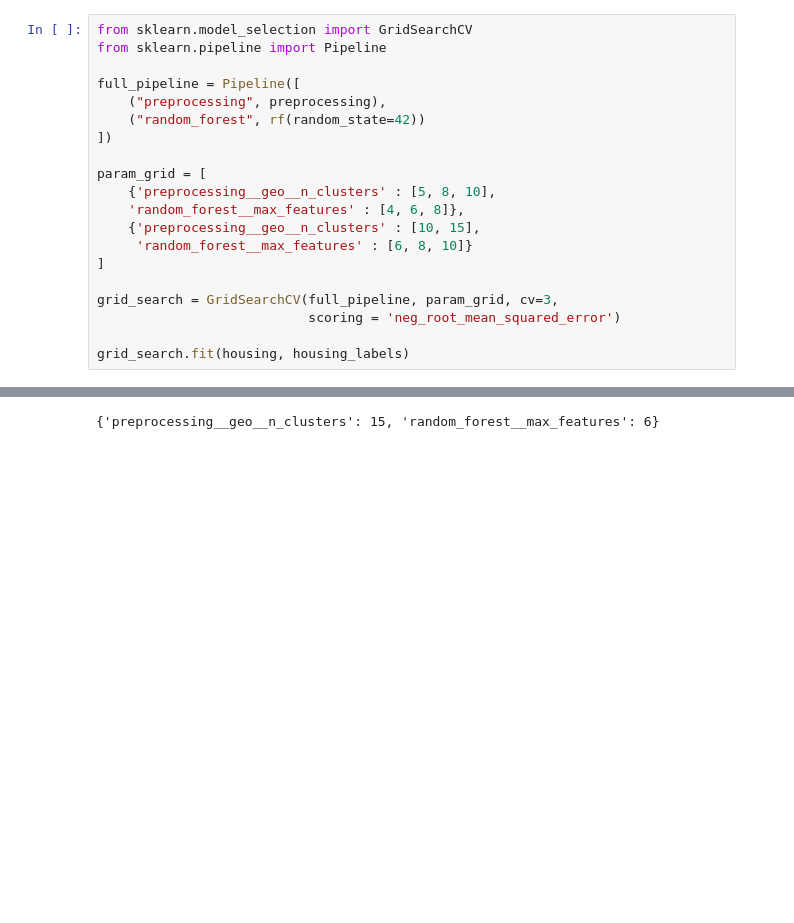
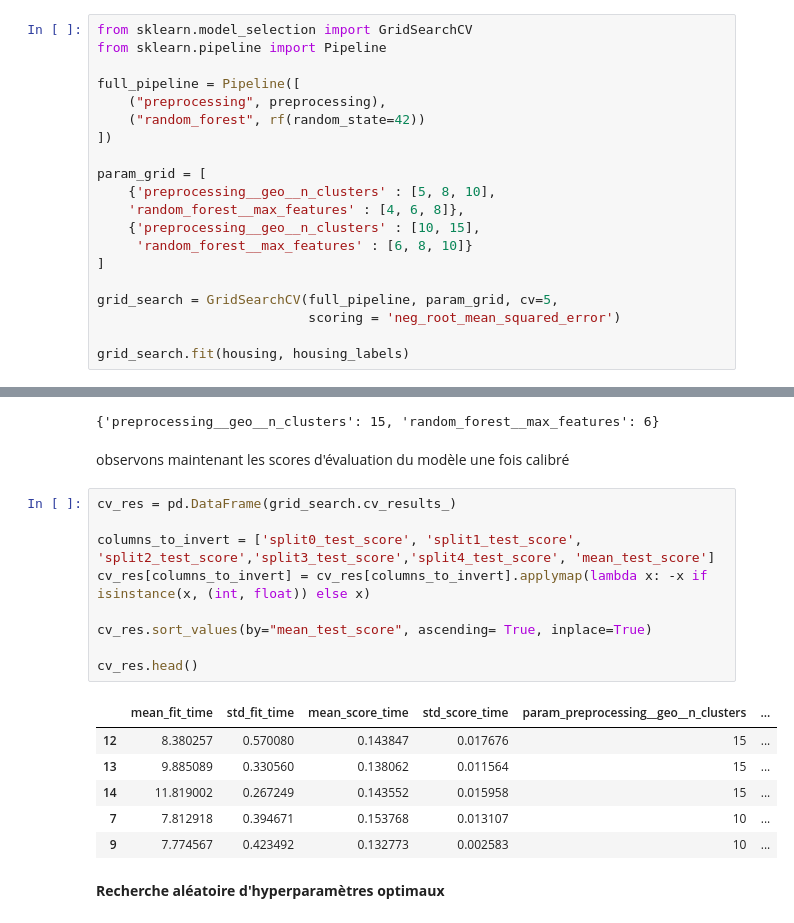
Before and after one commit to el-masry-abdelrhman/House-price-prediction-model, a Jupyter notebook: House_pricing_prediction_model.ipynb, the cells around one changed output, grey strips where cells are left out. Saved outputs shown, nothing was run; the diff lists cells and outputs as text; blank space fills up the shorter version.

```diff
--- a/House_pricing_prediction_model.ipynb
+++ b/House_pricing_prediction_model.ipynb
@@ -806,7 +806,7 @@ param_grid = [
      'random_forest__max_features' : [6, 8, 10]}
 ]
 
-grid_search = GridSearchCV(full_pipeline, param_grid, cv=3,
+grid_search = GridSearchCV(full_pipeline, param_grid, cv=5,
                            scoring = 'neg_root_mean_squared_error')
 
 grid_search.fit(housing, housing_labels)
@@ -834,3 +834,23 @@ GridSearchCV(cv=3,
 grid_search.best_params_
 # %% [output]
 {'preprocessing__geo__n_clusters': 15, 'random_forest__max_features': 6}
+# %% [markdown]
+observons maintenant les scores d'évaluation du modèle une fois calibré
+# %%
+cv_res = pd.DataFrame(grid_search.cv_results_)
+
+columns_to_invert = ['split0_test_score', 'split1_test_score', 'split2_test_score','split3_test_score','split4_test_score', 'mean_test_score']
+cv_res[columns_to_invert] = cv_res[columns_to_invert].applymap(lambda x: -x if isinstance(x, (int, float)) else x)
+
+cv_res.sort_values(by="mean_test_score", ascending= True, inplace=True)
+
+cv_res.head()
+# %% [output]
+|  | mean_fit_time | std_fit_time | mean_score_time | std_score_time | param_preprocessing__geo__n_clusters | ... |
+| 12 | 8.380257 | 0.570080 | 0.143847 | 0.017676 | 15 | ... |
+| 13 | 9.885089 | 0.330560 | 0.138062 | 0.011564 | 15 | ... |
+| 14 | 11.819002 | 0.267249 | 0.143552 | 0.015958 | 15 | ... |
+| 7 | 7.812918 | 0.394671 | 0.153768 | 0.013107 | 10 | ... |
+| 9 | 7.774567 | 0.423492 | 0.132773 | 0.002583 | 10 | ... |
+# %% [markdown]
+**Recherche aléatoire d'hyperparamètres optimaux**
```
Also changed, not shown: parts of 11 cells of this notebook.
